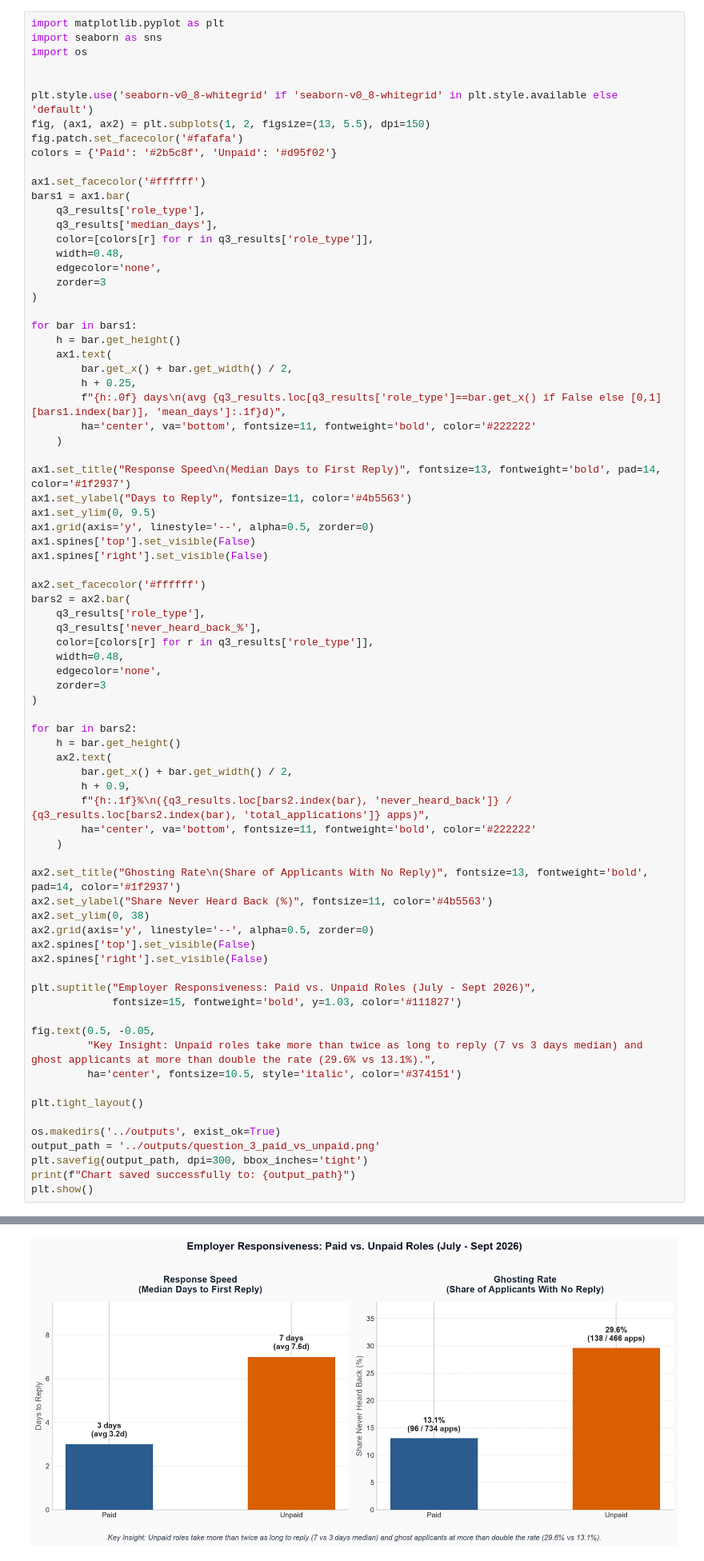
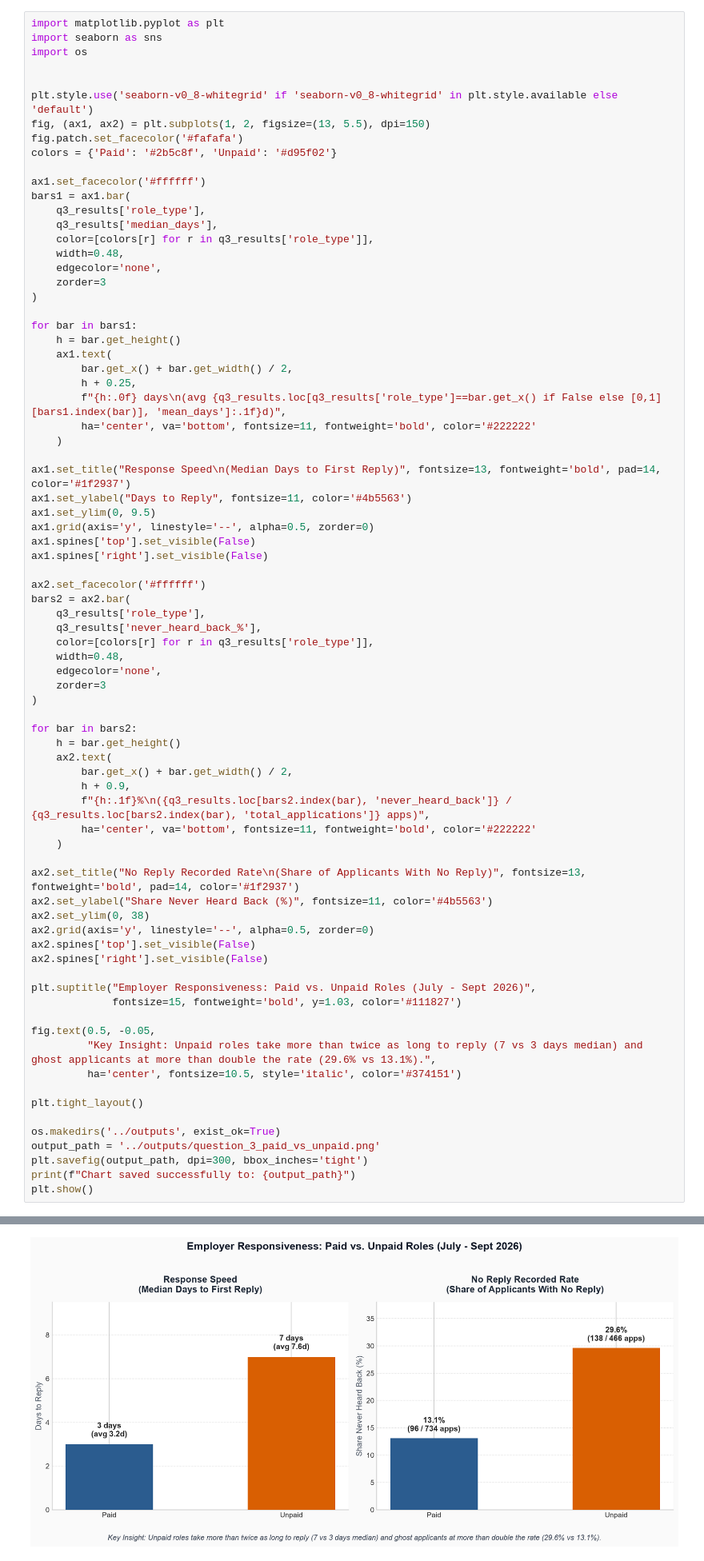
Before and after one commit to AKrishnaK05/job-board-analysis, a Jupyter notebook: notebooks/analysis.ipynb, the cells around one changed output, grey strips where cells are left out. Shown at 80% size. Drawn from its saved outputs; the diff is of its cells as text.

```diff
--- a/notebooks/analysis.ipynb
+++ b/notebooks/analysis.ipynb
@@ -298,32 +298,32 @@ for bar in bars2:
     h = bar.get_height()
     ax2.text(
         bar.get_x() + bar.get_width() / 2,
         h + 0.9,
         f"{h:.1f}%\n({q3_results.loc[bars2.index(bar), 'never_heard_back']} / {q3_results.loc[bars2.index(bar), 'total_applications']} apps)",
         ha='center', va='bottom', fontsize=11, fontweight='bold', color='#222222'
     )
 
-ax2.set_title("Ghosting Rate\n(Share of Applicants With No Reply)", fontsize=13, fontweight='bold', pad=14, color='#1f2937')
+ax2.set_title("No Reply Recorded Rate\n(Share of Applicants With No Reply)", fontsize=13, fontweight='bold', pad=14, color='#1f2937')
 ax2.set_ylabel("Share Never Heard Back (%)", fontsize=11, color='#4b5563')
 ax2.set_ylim(0, 38)
 ax2.grid(axis='y', linestyle='--', alpha=0.5, zorder=0)
 ax2.spines['top'].set_visible(False)
 ax2.spines['right'].set_visible(False)
 
 plt.suptitle("Employer Responsiveness: Paid vs. Unpaid Roles (July - Sept 2026)",
              fontsize=15, fontweight='bold', y=1.03, color='#111827')
 
 fig.text(0.5, -0.05,
          "Key Insight: Unpaid roles take more than twice as long to reply (7 vs 3 days median) and ghost applicants at more than double the rate (29.6% vs 13.1%).",
          ha='center', fontsize=10.5, style='italic', color='#374151')
 
 plt.tight_layout()
 
 os.makedirs('../outputs', exist_ok=True)
 output_path = '../outputs/question_3_paid_vs_unpaid.png'
 plt.savefig(output_path, dpi=300, bbox_inches='tight')
 print(f"Chart saved successfully to: {output_path}")
 plt.show()
 # %% [output]
 Chart saved successfully to: ../outputs/question_3_paid_vs_unpaid.png
-[figure, old version]
+[figure, new version]
```
Also changed, not shown: 3 other files.
